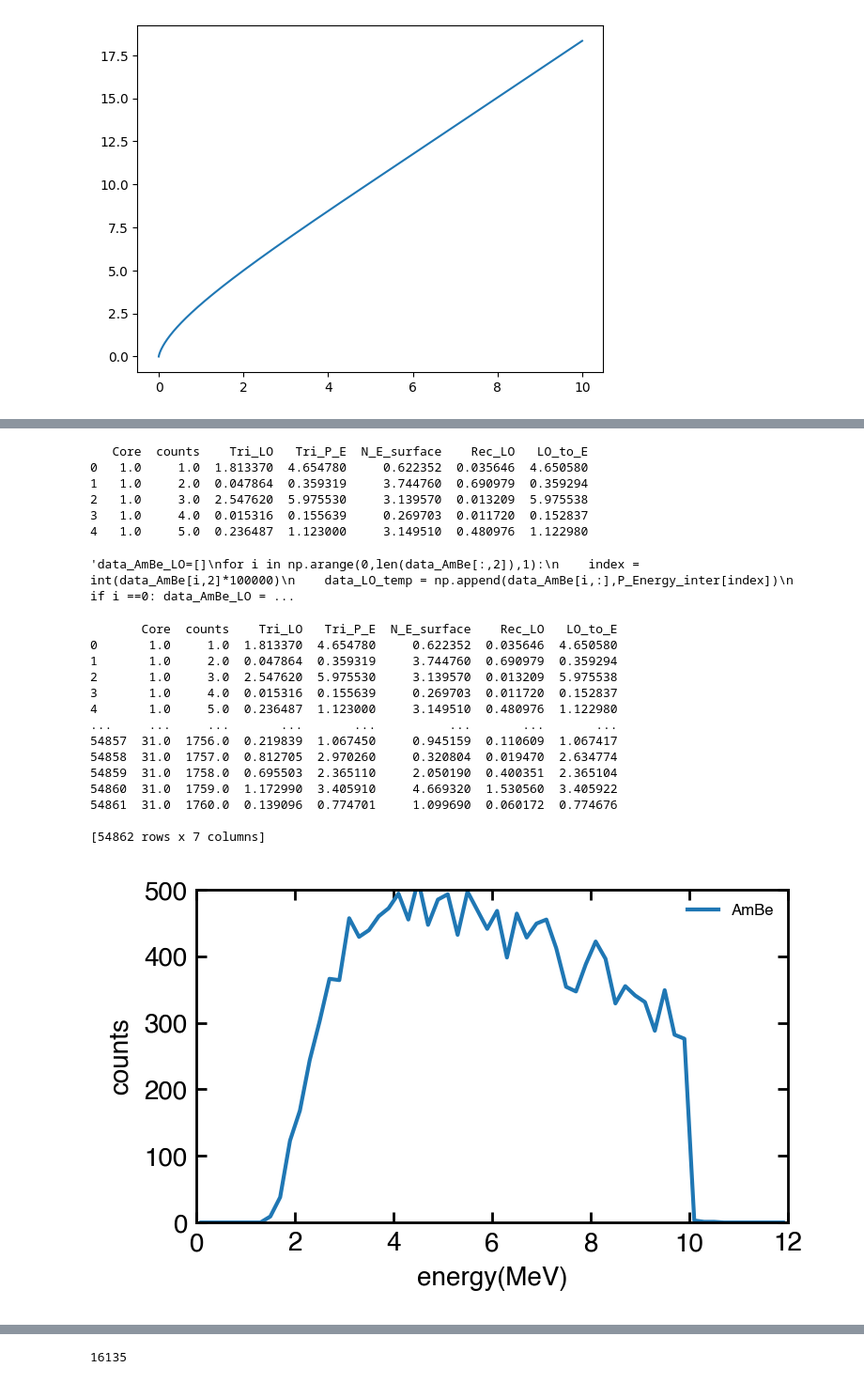
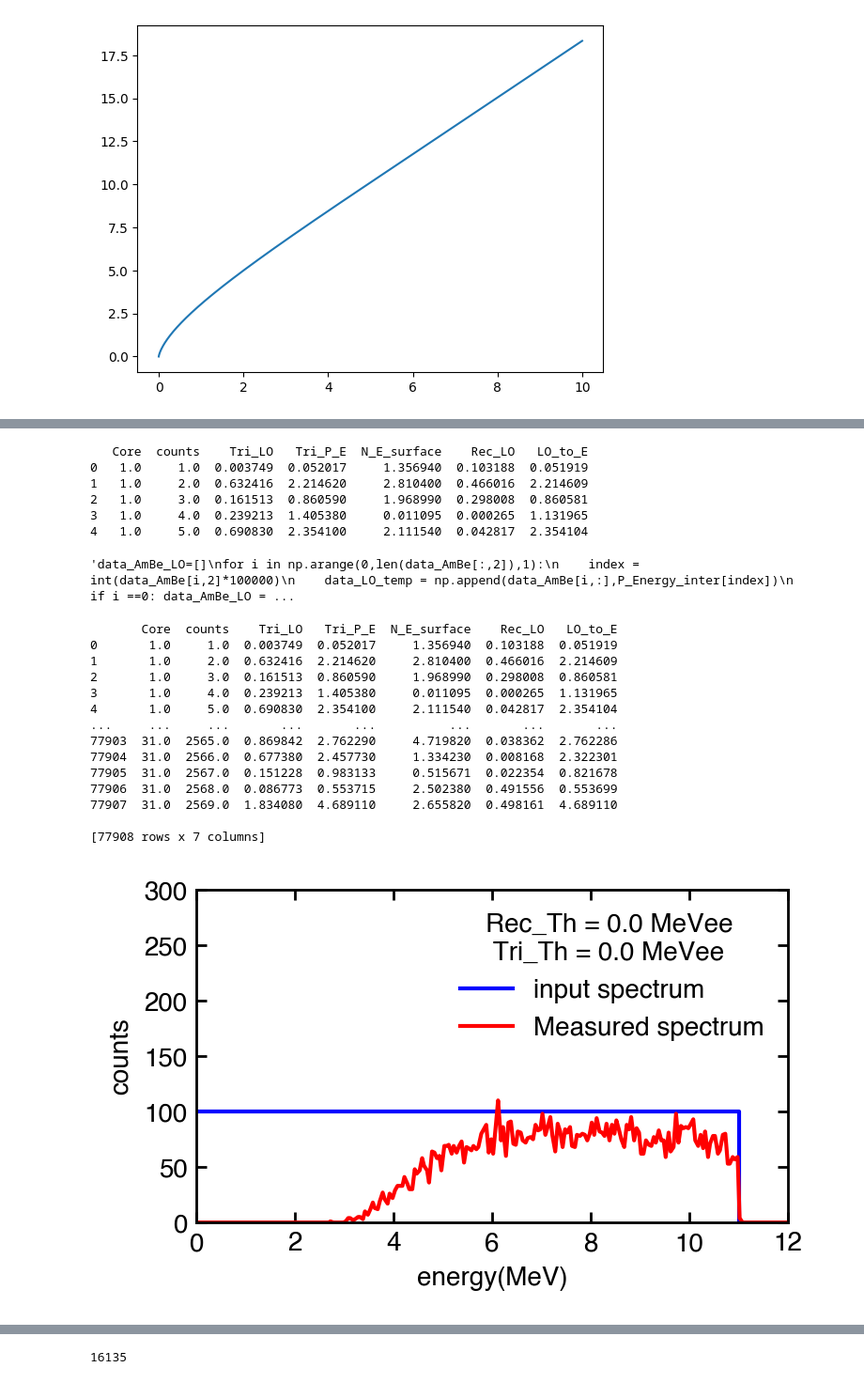
Before and after one commit to ShawnTHLIN/Neutron_research_code, a Jupyter notebook: AmBe/AmBe_neutron_scatter_TOF/Neutron_scatter_exp_simulation/Deg60_exp_simulation_flat_neutron.ipynb, the cells around one changed output, grey strips where cells are left out. Shown at 94% size. Drawn from its saved outputs; the diff is of its cells as text; code cells hidden in the pictures.

```diff
--- a/AmBe/AmBe_neutron_scatter_TOF/Neutron_scatter_exp_simulation/Deg60_exp_simulation_flat_neutron.ipynb
+++ b/AmBe/AmBe_neutron_scatter_TOF/Neutron_scatter_exp_simulation/Deg60_exp_simulation_flat_neutron.ipynb
@@ -116,9 +116,9 @@ def sorting(input_data, bin_number , lower_range, upper_range):
 data_AmBe=[]
 for i in np.arange(1,32,1):
     if i ==1:
-        data_AmBe = np.loadtxt("../../../../data/NSTOF_simulation_AmBe/Output_exp_simulation_flat_source_60deg_2E9/202302_EJ309_N_scatter_2E9_All_in_one_Flat_"+str(int(i))+".txt")
+        data_AmBe = np.loadtxt("../../../../data/NSTOF_simulation_AmBe/Output_exp_simulation_flat_source_60deg_4E9/202302_EJ309_N_scatter_11MeV_4E9_All_in_one_Flat_spectrum_"+str(int(i))+".txt")
     else:
-        data_AmBe_temp = np.loadtxt("../../../../data/NSTOF_simulation_AmBe/Output_exp_simulation_flat_source_60deg_2E9/202302_EJ309_N_scatter_2E9_All_in_one_Flat_"+str(int(i))+".txt")
+        data_AmBe_temp = np.loadtxt("../../../../data/NSTOF_simulation_AmBe/Output_exp_simulation_flat_source_60deg_4E9/202302_EJ309_N_scatter_11MeV_4E9_All_in_one_Flat_spectrum_"+str(int(i))+".txt")
         data_AmBe = np.vstack((data_AmBe,data_AmBe_temp))
         #print(data_6MeV.shape)
 # %%
@@ -160,11 +160,11 @@ data_AmBe_LO["LO_to_E"] = data_AmBe_LO["Tri_LO"].apply(lambda x:P_Energy_inter[i
 print(data_AmBe_LO.head())
 # %% [output]
    Core  counts    Tri_LO   Tri_P_E  N_E_surface    Rec_LO   LO_to_E
-0   1.0     1.0  1.813370  4.654780     0.622352  0.035646  4.650580
-1   1.0     2.0  0.047864  0.359319     3.744760  0.690979  0.359294
-2   1.0     3.0  2.547620  5.975530     3.139570  0.013209  5.975538
-3   1.0     4.0  0.015316  0.155639     0.269703  0.011720  0.152837
-4   1.0     5.0  0.236487  1.123000     3.149510  0.480976  1.122980
+0   1.0     1.0  0.003749  0.052017     1.356940  0.103188  0.051919
+1   1.0     2.0  0.632416  2.214620     2.810400  0.466016  2.214609
+2   1.0     3.0  0.161513  0.860590     1.968990  0.298008  0.860581
+3   1.0     4.0  0.239213  1.405380     0.011095  0.000265  1.131965
+4   1.0     5.0  0.690830  2.354100     2.111540  0.042817  2.354104
 # %%
 """data_AmBe_LO=[]
 for i in np.arange(0,len(data_AmBe[:,2]),1):
@@ -178,35 +178,40 @@ for i in np.arange(0,len(data_AmBe[:,2]),1):
 print(data_AmBe_LO)
 # %% [output]
        Core  counts    Tri_LO   Tri_P_E  N_E_surface    Rec_LO   LO_to_E
-0       1.0     1.0  1.813370  4.654780     0.622352  0.035646  4.650580
-1       1.0     2.0  0.047864  0.359319     3.744760  0.690979  0.359294
-2       1.0     3.0  2.547620  5.975530     3.139570  0.013209  5.975538
-3       1.0     4.0  0.015316  0.155639     0.269703  0.011720  0.152837
-4       1.0     5.0  0.236487  1.123000     3.149510  0.480976  1.122980
+0       1.0     1.0  0.003749  0.052017     1.356940  0.103188  0.051919
+1       1.0     2.0  0.632416  2.214620     2.810400  0.466016  2.214609
+2       1.0     3.0  0.161513  0.860590     1.968990  0.298008  0.860581
+3       1.0     4.0  0.239213  1.405380     0.011095  0.000265  1.131965
+4       1.0     5.0  0.690830  2.354100     2.111540  0.042817  2.354104
 ...     ...     ...       ...       ...          ...       ...       ...
-54857  31.0  1756.0  0.219839  1.067450     0.945159  0.110609  1.067417
-54858  31.0  1757.0  0.812705  2.970260     0.320804  0.019470  2.634774
-54859  31.0  1758.0  0.695503  2.365110     2.050190  0.400351  2.365104
-54860  31.0  1759.0  1.172990  3.405910     4.669320  1.530560  3.405922
-54861  31.0  1760.0  0.139096  0.774701     1.099690  0.060172  0.774676
+77903  31.0  2565.0  0.869842  2.762290     4.719820  0.038362  2.762286
+77904  31.0  2566.0  0.677380  2.457730     1.334230  0.008168  2.322301
+77905  31.0  2567.0  0.151228  0.983133     0.515671  0.022354  0.821678
+77906  31.0  2568.0  0.086773  0.553715     2.502380  0.491556  0.553699
+77907  31.0  2569.0  1.834080  4.689110     2.655820  0.498161  4.689110
 
-[54862 rows x 7 columns]
+[77908 rows x 7 columns]
 # %%
-mask_Tri_LO=data_AmBe_LO['Tri_LO']>0.1
-mask_Rec_LO=data_AmBe_LO['Rec_LO']>0.1
+mask_Tri_LO=data_AmBe_LO['Tri_LO']>0.2
+mask_Rec_LO=data_AmBe_LO['Rec_LO']>0.4
 data_AmBe_LO_Th = data_AmBe_LO[(mask_Tri_LO&mask_Rec_LO)]
+# %%
+shape_edge_x = np.array([0,1,2,3,4,5,6,7,8,9,10,11,11])
+shape_edge_y = np.array([100]*12+[0])
 # %%
 fig = fig_pre_def(8,4.5,1)# 圖片大小
 ax = fig.add_subplot(1, 1, 1)          # 產生1x1格圖片、在第一格
 
 
-axis,y_AmBe=sorting(data_AmBe_LO_Th['LO_to_E']+data_AmBe_LO_Th['N_E_surface'],60,0,12)
+axis,y_AmBe=sorting(data_AmBe_LO_Th['LO_to_E']+data_AmBe_LO_Th['N_E_surface'],240,0,12)
 
-plt.plot(axis,y_AmBe,label="AmBe")
 
-fig_post_def(xlim=(0,12),ylim=(0,500),xlabel="energy(MeV)",ylabel="counts")
+plt.plot(shape_edge_x,shape_edge_y,'b' ,label = 'input spectrum')
+plt.plot(axis,y_AmBe,'r',label="Measured spectrum")
+
+fig_post_def(xlim=(0,12),ylim=(0,300),lg_fs = 10,title ='Rec_Th = 0.0 MeVee \n Tri_Th = 0.0 MeVee  ',xlabel="energy(MeV)",ylabel="counts")
 # %% [output]
-[figure, old version]
+[figure, new version]
 # %%
 y_AmBe/2*10**9
 # %% [output]
```
Also changed, not shown: parts of 3 cells of this notebook, 3 other files.
